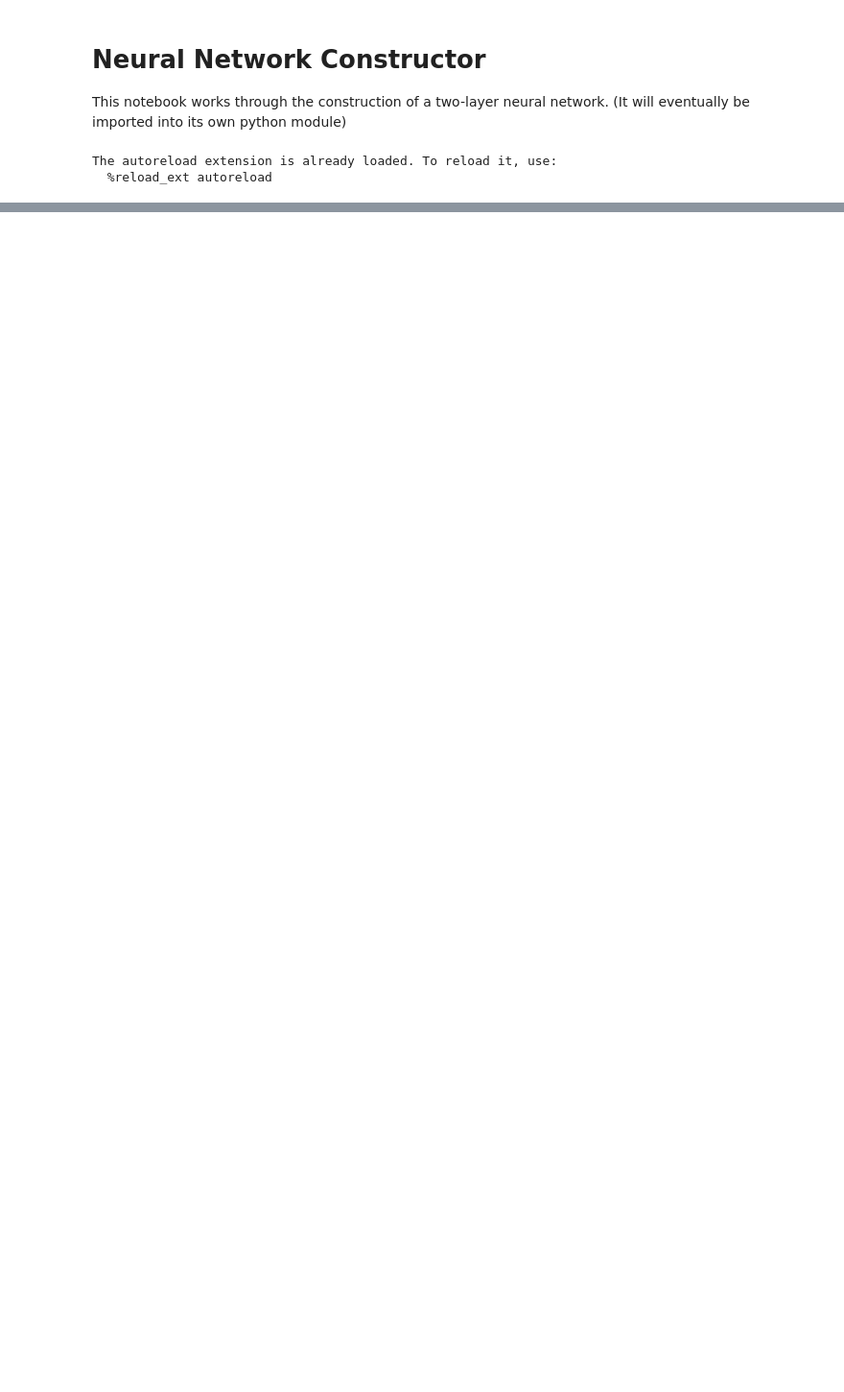
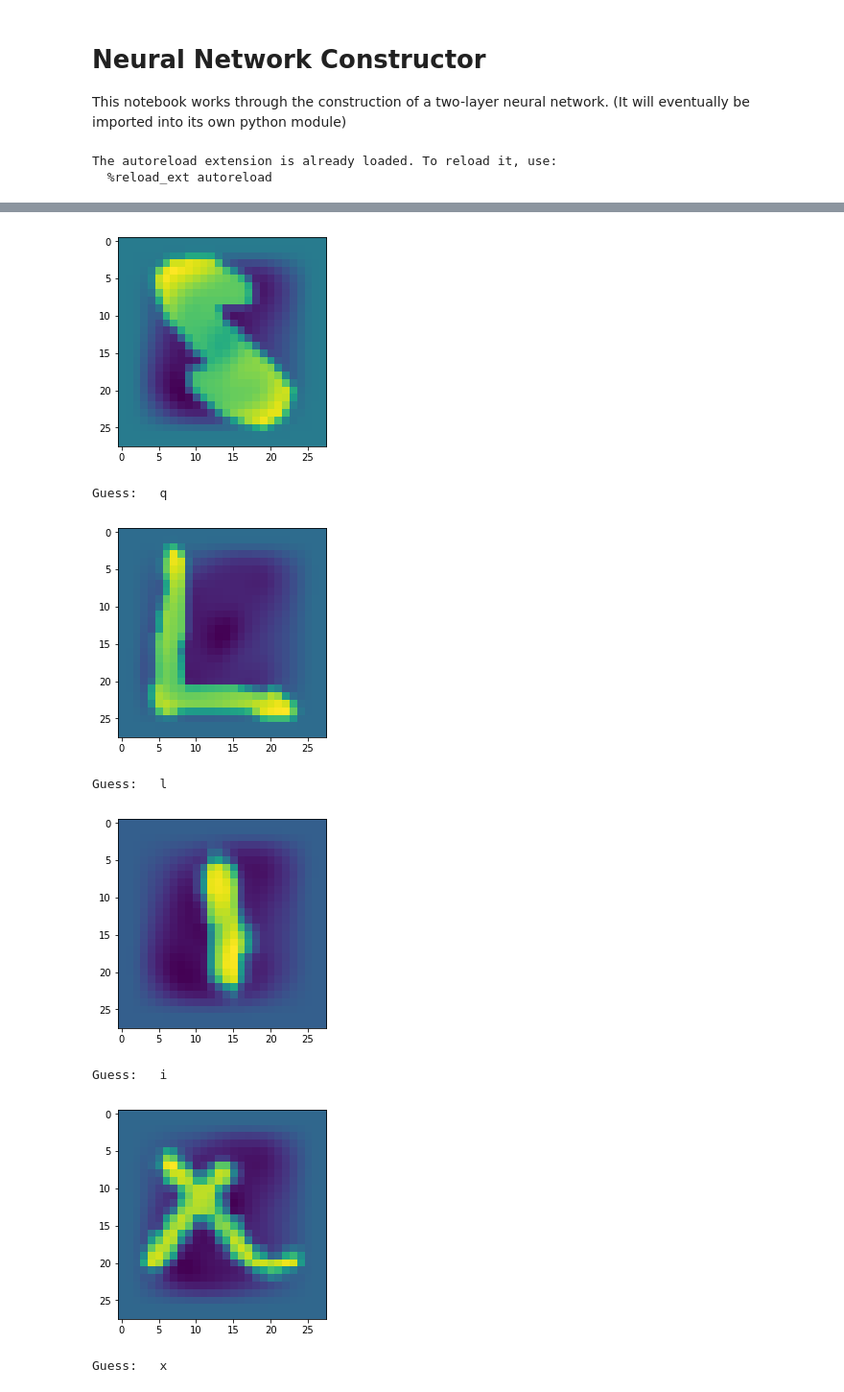
Before and after one commit to mitchnegus/CS289_mnegus, a Jupyter notebook: HW06/Code/CS289A_HW06_NeuralNet.ipynb, the cells around one changed output, grey strips where cells are left out. Shown at 96% size. Saved outputs shown, nothing was run; the diff lists cells and outputs as text; code cells hidden in the pictures; blank space fills up the shorter version.

```diff
--- a/HW06/Code/CS289A_HW06_NeuralNet.ipynb
+++ b/HW06/Code/CS289A_HW06_NeuralNet.ipynb
@@ -257,0 +314,2 @@ All points classified correctly
+# %%
+testpredictions = classifier.predict(testdata)
@@ -257,0 +333,15 @@ All points classified correctly
+# %%
+for num in range(20):
+    plt.imshow(testdata[num,:784].reshape((28,28)))
+    plt.show()
+    alphabet = 'abcdefghijklmnopqrstuvwxyz'
+    print('Guess:\t',alphabet[testpredictions[num]-1])
+# %% [output]
+[figure, added]
+Guess:   q
+[figure, added]
+Guess:   l
+[figure, added]
+Guess:   i
+[figure, added]
+Guess:   x
```
Also changed, not shown: parts of 16 cells of this notebook, 6 other files.
